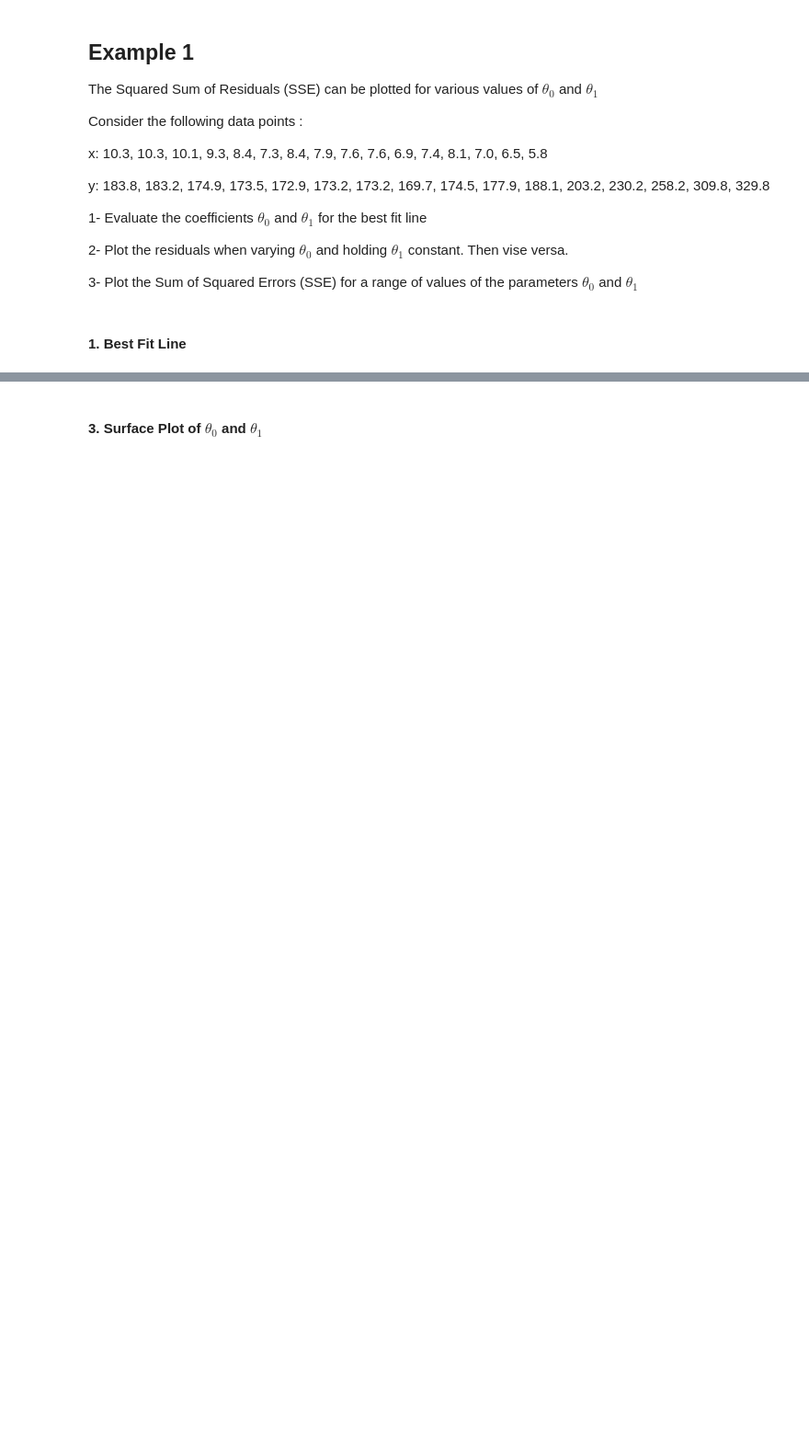
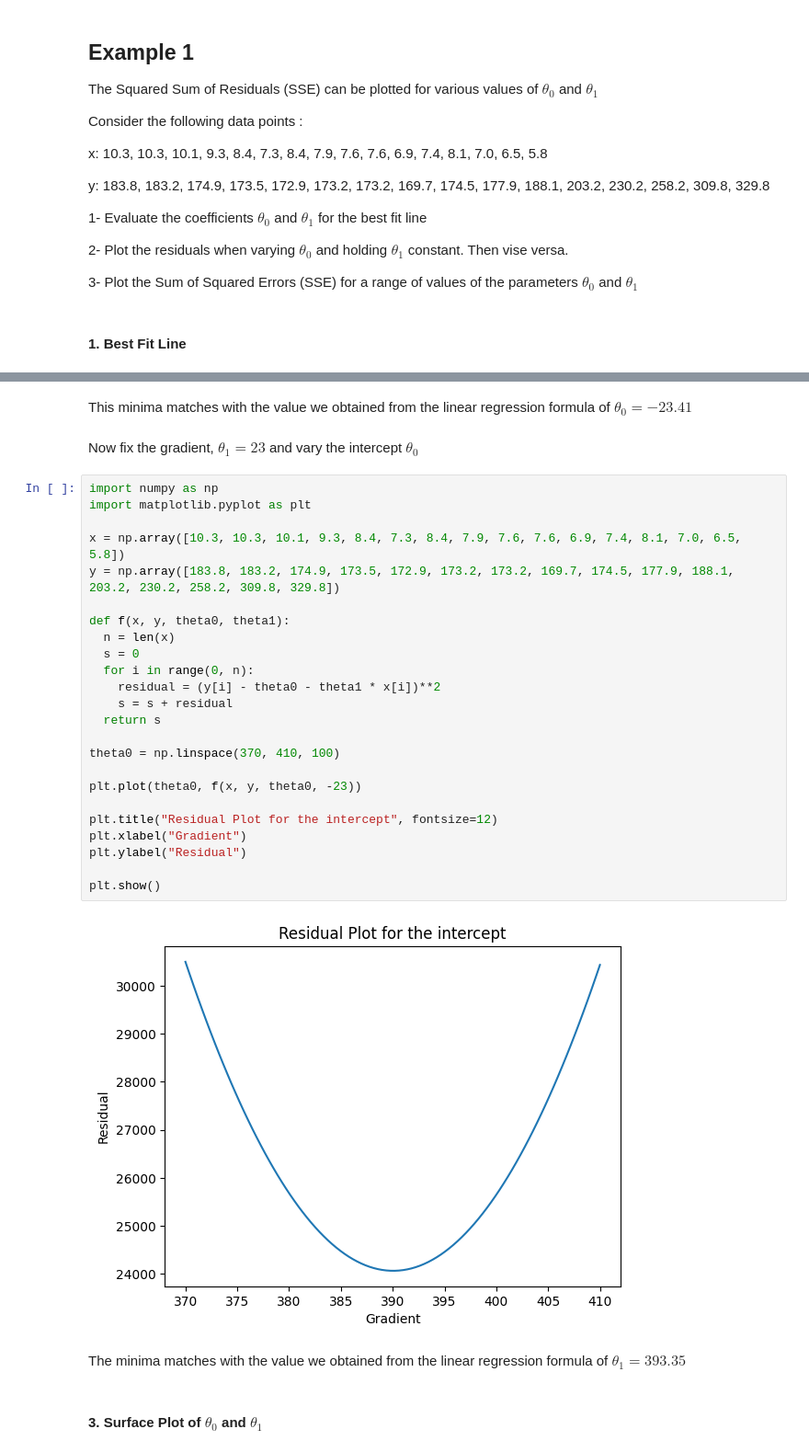
Before and after one commit to samtaba/Statistics, a Jupyter notebook: Linear_Regression.ipynb, the cells around one changed output, grey strips where cells are left out. Shown: that part at 92% size. Drawn from its saved outputs; the diff is of its cells as text; blank space fills up the shorter version.

```diff
--- a/Linear_Regression.ipynb
+++ b/Linear_Regression.ipynb
@@ -437,3 +453,35 @@ plt.show()
+# %% [markdown]
+This minima matches with the value we obtained from the linear regression formula of $ \theta_0 = -23.41 $
+# %% [markdown]
+Now fix the gradient, $ \theta_1 = 23 $ and vary the intercept $ \theta_0 $
+# %%
+import numpy as np
+import matplotlib.pyplot as plt
+
+x = np.array([10.3, 10.3, 10.1, 9.3, 8.4, 7.3, 8.4, 7.9, 7.6, 7.6, 6.9, 7.4, 8.1, 7.0, 6.5, 5.8])
+y = np.array([183.8, 183.2, 174.9, 173.5, 172.9, 173.2, 173.2, 169.7, 174.5, 177.9, 188.1, 203.2, 230.2, 258.2, 309.8, 329.8])
+
+def f(x, y, theta0, theta1):
+  n = len(x)
+  s = 0
+  for i in range(0, n):
+    residual = (y[i] - theta0 - theta1 * x[i])**2
+    s = s + residual
+  return s
+
+theta0 = np.linspace(370, 410, 100)
+
+plt.plot(theta0, f(x, y, theta0, -23))
+
+plt.title("Residual Plot for the intercept", fontsize=12)
+plt.xlabel("Gradient")
+plt.ylabel("Residual")
+
+plt.show()
+# %% [output]
+[figure, added]
+# %% [markdown]
+The minima matches with the value we obtained from the linear regression formula of $ \theta_1 = 393.35 $
 # %% [markdown]
 #### 3. Surface Plot of $ \theta_0 $ and $ \theta_1 $
 # %%
```
Also changed, not shown: parts of 5 cells of this notebook.
